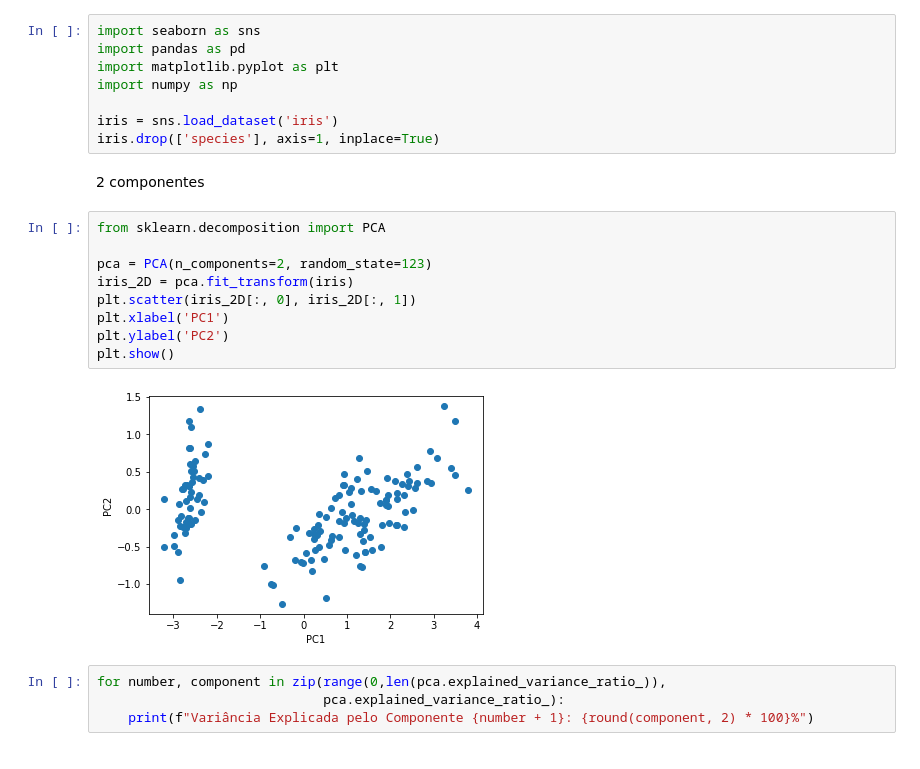
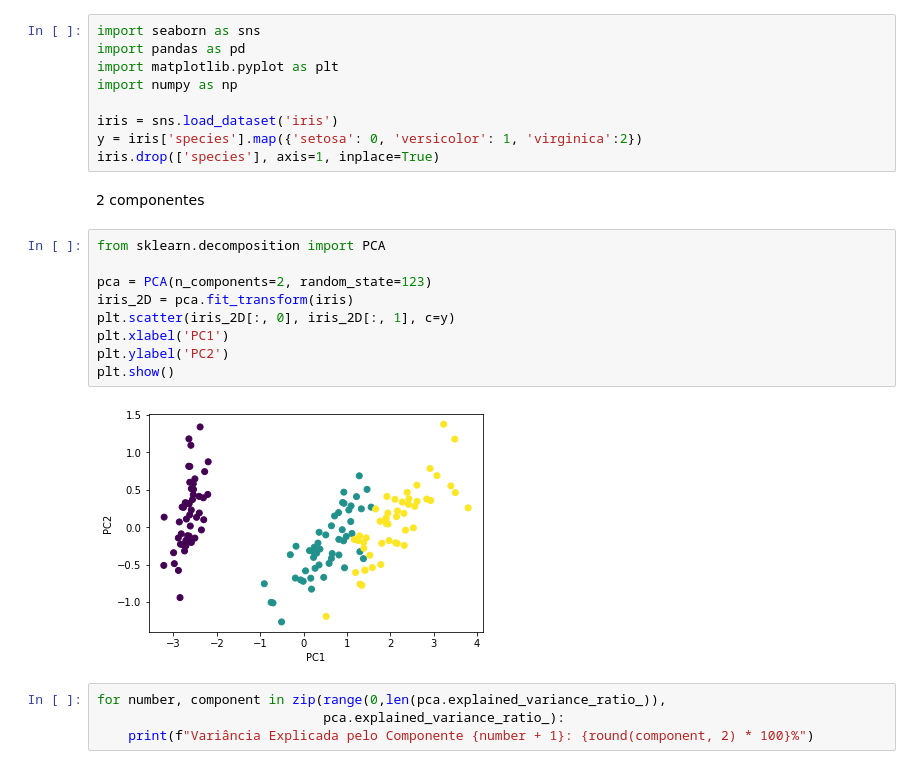
Before and after one commit to storopoli/ciencia-de-dados, a Jupyter notebook: notebooks/Aula_16_Analise_de_Componentes_Principais.ipynb, the cells around one changed output. Drawn from its saved outputs; the diff is of its cells as text.

```diff
--- a/notebooks/Aula_16_Analise_de_Componentes_Principais.ipynb
+++ b/notebooks/Aula_16_Analise_de_Componentes_Principais.ipynb
@@ -52,20 +52,21 @@ import matplotlib.pyplot as plt
 import numpy as np
 
 iris = sns.load_dataset('iris')
+y = iris['species'].map({'setosa': 0, 'versicolor': 1, 'virginica':2})
 iris.drop(['species'], axis=1, inplace=True)
 # %% [markdown]
 2 componentes
 # %%
 from sklearn.decomposition import PCA
 
 pca = PCA(n_components=2, random_state=123)
 iris_2D = pca.fit_transform(iris)
-plt.scatter(iris_2D[:, 0], iris_2D[:, 1])
+plt.scatter(iris_2D[:, 0], iris_2D[:, 1], c=y)
 plt.xlabel('PC1')
 plt.ylabel('PC2')
 plt.show()
 # %% [output]
-[figure, old version]
+[figure, new version]
 # %%
 for number, component in zip(range(0,len(pca.explained_variance_ratio_)),
                              pca.explained_variance_ratio_):
```
Also changed, not shown: parts of 2 cells of this notebook, 1 other file.
